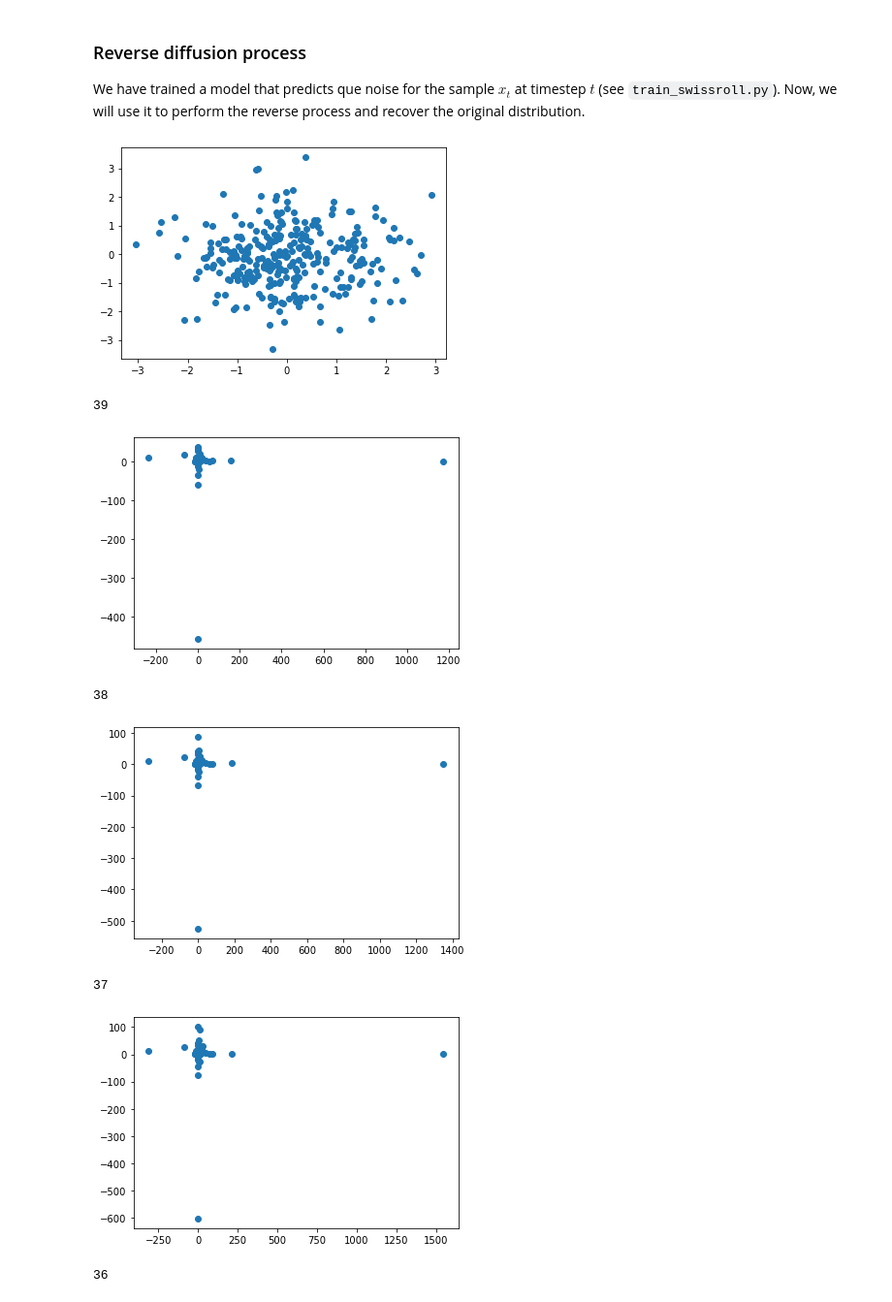
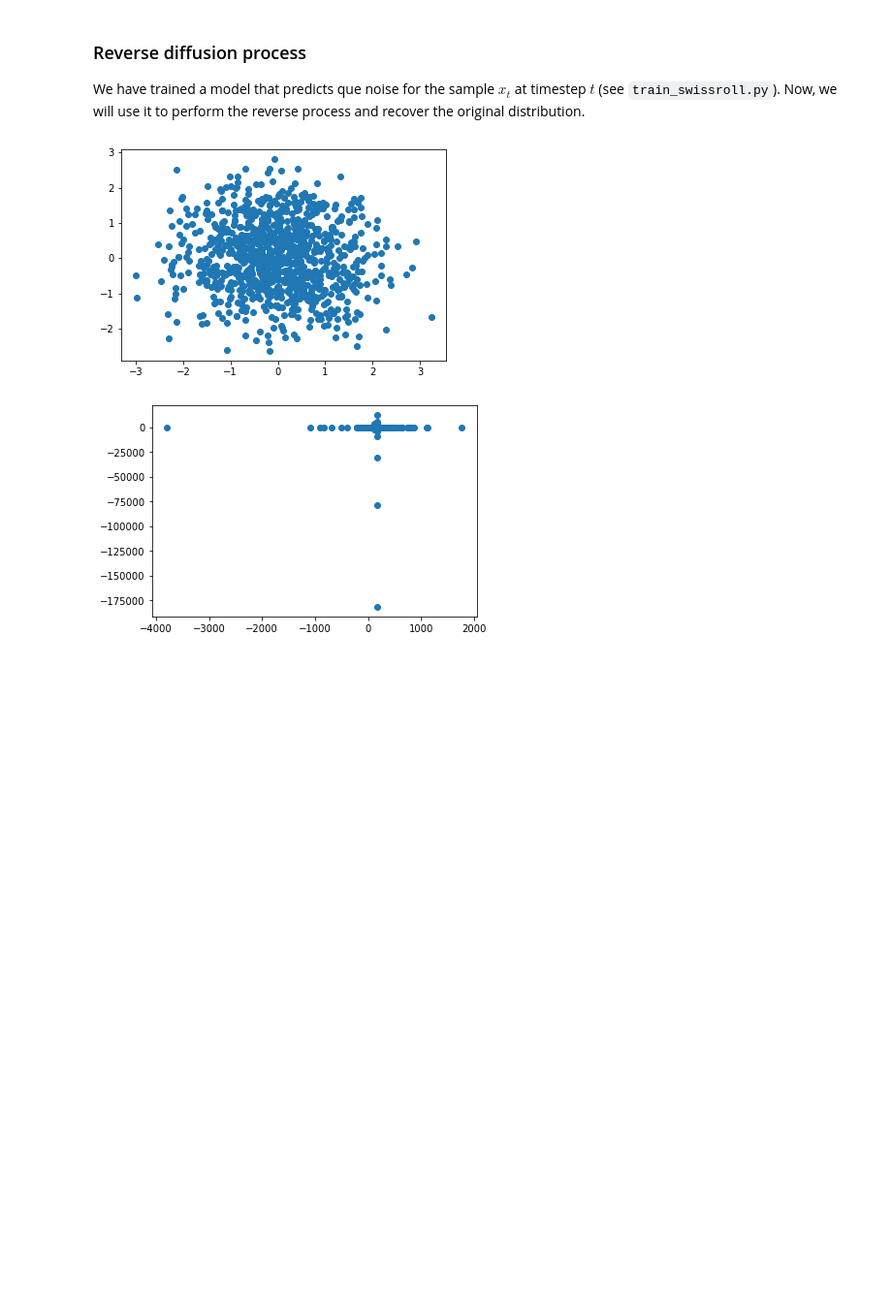
Before and after one commit to jgcarrasco/diffusion, a Jupyter notebook: explore.ipynb, the cells around one changed output. Shown at 97% size. Drawn from its saved outputs; the diff is of its cells as text; code cells hidden in the pictures; blank space fills up the shorter version.

Commit message:
Debugging model and forward pass

```diff
--- a/explore.ipynb
+++ b/explore.ipynb
@@ -78,0 +51,9 @@ plt.show()
+# %%
+T = 100
+betas, alphas, alphas_bar = schedule_variances(T=T, mode='sigmoid')
+plt.plot(betas, label='betas')
+plt.plot(alphas, label='alphas')
+plt.plot(alphas_bar, label='alphas_bar')
+plt.xlabel("t")
+plt.legend()
+plt.show()
@@ -113,27 +89,33 @@ plt.show()
 
 We have trained a model that predicts que noise for the sample $x_t$ at timestep $t$ (see `train_swissroll.py`). Now, we will use it to perform the reverse process and recover the original distribution.
 # %%
-model = SwissRollModel(input_size=2, T=40)
+#model = SwissRollModel(input_size=2, T=T)
+model = ConditionalModel(T)
 model.load_state_dict(torch.load(os.path.join("saved_models", "test.pth")))
 
-betas, alphas, alphas_bar = schedule_variances(beta_1=1e-4, beta_T=0.25, T=T)
-x_t = np.random.normal(size=(300, 2))
+T = 100
+
+# Precompute the variance schedule and values derived from it
+betas = schedule_variances(T=T, mode='sigmoid')
+# define alphas
+alphas = 1. - betas
+alphas_cumprod = torch.cumprod(alphas, axis=0)
+alphas_cumprod_prev = F.pad(alphas_cumprod[:-1], (1, 0), value=1.0)
+sqrt_recip_alphas = torch.sqrt(1.0 / alphas)
+# calculations for diffusion q(x_t | x_{t-1}) and others
+sqrt_alphas_cumprod = torch.sqrt(alphas_cumprod)
+sqrt_one_minus_alphas_cumprod = torch.sqrt(1. - alphas_cumprod)
+# Initial distribution
+x_t = torch.randn(size=(1000, 2))
 plt.plot(x_t[:, 0], x_t[:, 1], color='C0', marker='o', ls='')
 plt.show()
 for t in range(T-1, -1, -1):
-    z = np.random.normal(size=x_t.shape) if t >= 0 else np.zeros(x_t.shape)
-    z_pred = model(torch.tensor(x_t, dtype=torch.float32), t)
-    z_pred = np.array(z_pred.detach())
-    x_t = (x_t - (1-alphas[t])/(np.sqrt(1-alphas_bar[t])*z_pred))/np.sqrt(alphas[t]) + betas[t]*z
-    print(t)
-    plt.plot(x_t[:, 0], x_t[:, 1], color='C0', marker='o', ls='')
-    plt.show()
+    z = torch.randn(size=x_t.shape) if t >= 0 else torch.zeros(x_t.shape)
+    z_pred = model(x_t, torch.tensor(t))
+    z_pred = z_pred.detach()
+    x_t = (x_t - (1-alphas[t])/(torch.sqrt(1-alphas_cumprod[t])*z_pred))/torch.sqrt(alphas[t]) + torch.sqrt(betas[t])*z
+plt.plot(x_t[:, 0], x_t[:, 1], color='C0', marker='o', ls='')
+plt.show()
 # %% [output]
-[figure, old version]
+[figure, new version]
-39
-[figure, old version]
+[figure, new version]
-38
-[figure, removed]
-37
-[figure, removed]
-36
```
Also changed, not shown: parts of 6 cells of this notebook, 5 other files.
